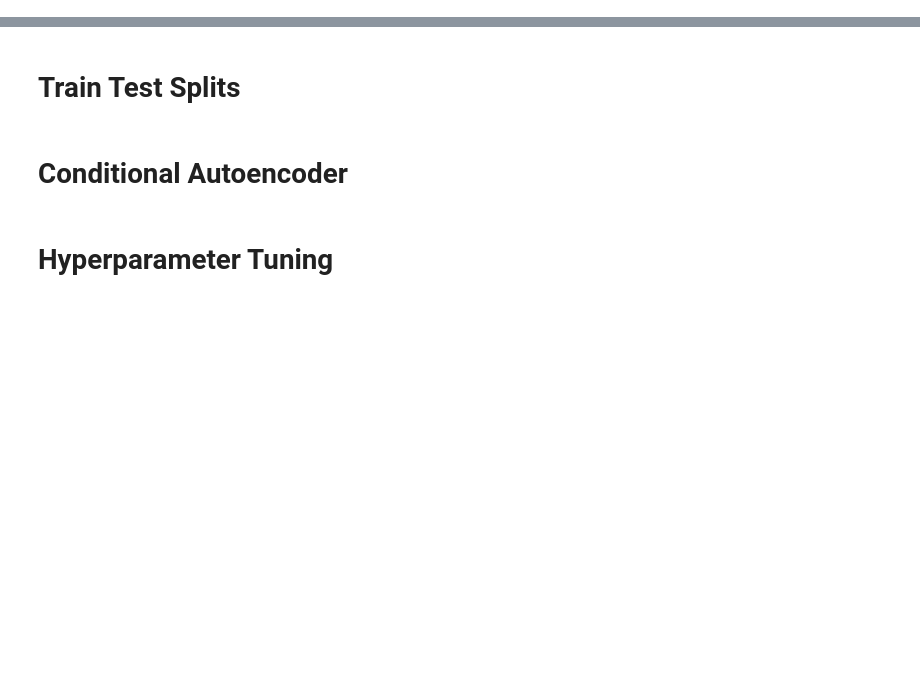
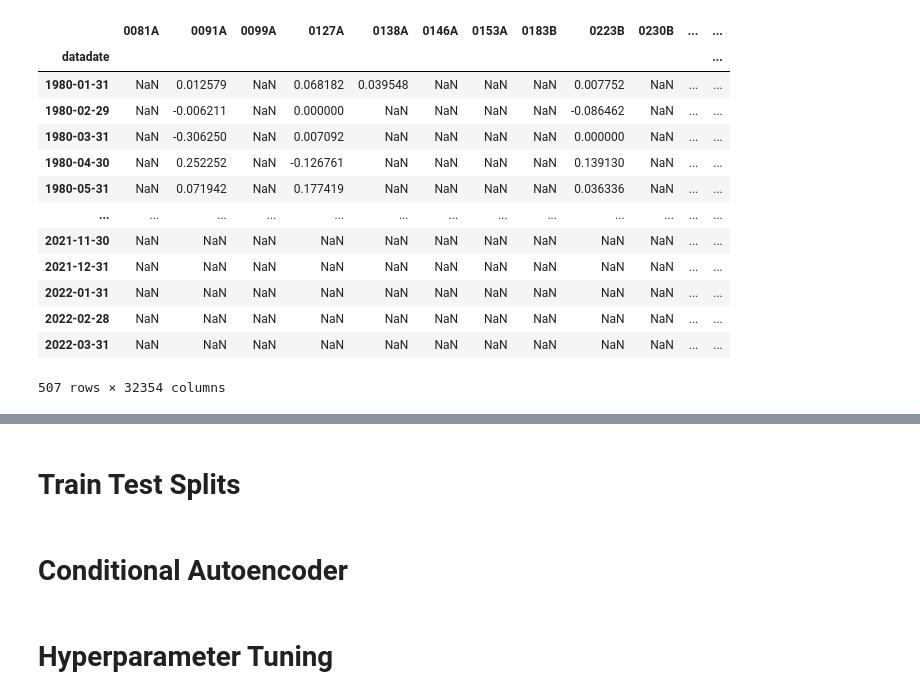
Before and after one commit to adaluka/Deep-Learning-Project, a Jupyter notebook: model/Hyperparameter Tuning.ipynb, the cells around one changed output, grey strips where cells are left out. Cells and saved outputs as stored; diff of their text form; code cells hidden in the pictures; blank space fills up the shorter version.

```diff
--- a/model/Hyperparameter Tuning.ipynb
+++ b/model/Hyperparameter Tuning.ipynb
@@ -28,9 +31,25 @@ start_date = '1980-01-01'
 # %%
 returns_df = pd.read_csv('returns.csv',index_col=0).loc[start_date:]
 # returns_df = returns_df.dropna(axis=0,thresh=500).dropna(axis=1,thresh=500)
 equity_idx = returns_df.columns
 date_idx = returns_df.index
+returns_df.clip(returns_df.quantile(0.01,axis=1),returns_df.quantile(0.99,axis=1),axis=0)
 returns_df
+# %% [output]
+|  | 0081A | 0091A | 0099A | 0127A | 0138A | 0146A | 0153A | 0183B | 0223B | 0230B | ... | ... |
+| datadate |  |  |  |  |  |  |  |  |  |  |  | ... |
+| 1980-01-31 | NaN | 0.012579 | NaN | 0.068182 | 0.039548 | NaN | NaN | NaN | 0.007752 | NaN | ... | ... |
+| 1980-02-29 | NaN | -0.006211 | NaN | 0.000000 | NaN | NaN | NaN | NaN | -0.086462 | NaN | ... | ... |
+| 1980-03-31 | NaN | -0.306250 | NaN | 0.007092 | NaN | NaN | NaN | NaN | 0.000000 | NaN | ... | ... |
+| 1980-04-30 | NaN | 0.252252 | NaN | -0.126761 | NaN | NaN | NaN | NaN | 0.139130 | NaN | ... | ... |
+| 1980-05-31 | NaN | 0.071942 | NaN | 0.177419 | NaN | NaN | NaN | NaN | 0.036336 | NaN | ... | ... |
+| ... | ... | ... | ... | ... | ... | ... | ... | ... | ... | ... | ... | ... |
+| 2021-11-30 | NaN | NaN | NaN | NaN | NaN | NaN | NaN | NaN | NaN | NaN | ... | ... |
+| 2021-12-31 | NaN | NaN | NaN | NaN | NaN | NaN | NaN | NaN | NaN | NaN | ... | ... |
+| 2022-01-31 | NaN | NaN | NaN | NaN | NaN | NaN | NaN | NaN | NaN | NaN | ... | ... |
+| 2022-02-28 | NaN | NaN | NaN | NaN | NaN | NaN | NaN | NaN | NaN | NaN | ... | ... |
+| 2022-03-31 | NaN | NaN | NaN | NaN | NaN | NaN | NaN | NaN | NaN | NaN | ... | ... |
+507 rows × 32354 columns
 # %%
 feat_comb_df = pd.read_csv('features_combined.csv').set_index(['tic','rdq']).drop(['FYEARQ','FQTR'],axis=1)
 feat_comb_df = feat_comb_df[sorted(feat_comb_df.columns)]
```
Also changed, not shown: parts of 10 cells of this notebook, 6 other files.
